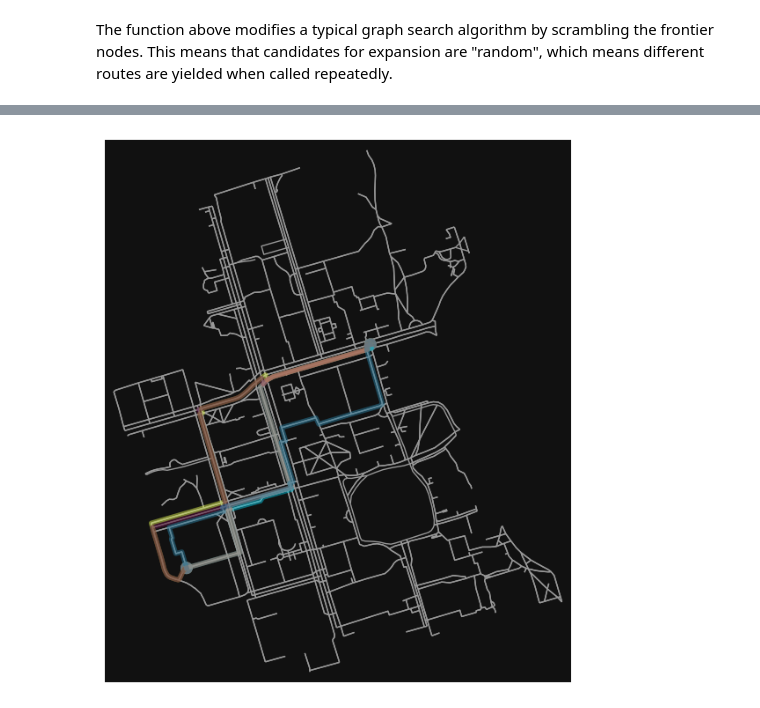
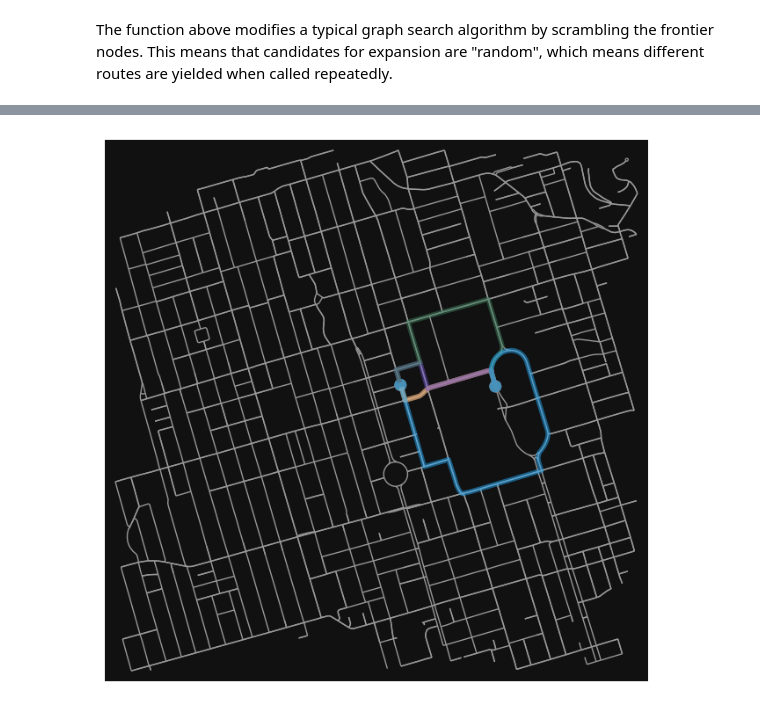
Before and after one commit to Optimization-Algorithms-Book/Code-Listings, a Jupyter notebook: Chapter 7/Listing 7.1_Generating_initial_populations.ipynb, the cells around one changed output, grey strips where cells are left out. Saved outputs shown, nothing was run; the diff lists cells and outputs as text; code cells hidden in the pictures.

```diff
--- a/Chapter 7/Listing 7.1_Generating_initial_populations.ipynb
+++ b/Chapter 7/Listing 7.1_Generating_initial_populations.ipynb
@@ -216,0 +336,17 @@ def randomized_search(G, source, destination):
+# %%
+library = ox.geocode(
+    "Robarts Library, University of Toronto, Toronto, Ontario, Canada"
+)
+
+house = ox.geocode(
+    "Hart House, University of Toronto, Toronto, Ontario, Canada"
+)
+
+print("Robarts Library:", library)
+print("Hart House:", house)
+
+random_route = randomized_search(
+    G,
+    source_xy=library,
+    destination_xy=house
+)
@@ -226,9 +362,34 @@ fig, ax = ox.plot_graph_route(G, random_route)
 # %%
-random_hexa = lambda: random.randint(0,255) # generate random hexadecimal color
+random_hexa = lambda: random.randint(0, 255)
 
-# Generate 5 random routes with 5 different colors -- overlapping routes cancel each other color's
-routes = [randomized_search(G, 24959528, 1480794706) for _ in range(5)]
-rc = ['#%02X%02X%02X' % (random_hexa(),random_hexa(),random_hexa()) for _ in range(5)]
-fig, ax = ox.plot_graph_routes(G, routes, route_colors=rc, route_linewidth=6, node_size=0)
+
+# Generate five randomized routes
+routes = [
+    randomized_search(
+        G,
+        source_xy=library,
+        destination_xy=house
+    )
+    for _ in range(5)
+]
+
+# Generate five random colors
+route_colors = [
+    "#{:02X}{:02X}{:02X}".format(
+        random_hexa(),
+        random_hexa(),
+        random_hexa()
+    )
+    for _ in range(5)
+]
+
+# Plot the routes
+fig, ax = ox.plot_graph_routes(
+    G,
+    routes,
+    route_colors=route_colors,
+    route_linewidth=6,
+    node_size=0
+)
 # %% [output]
-[figure, old version]
+[figure, new version]
```
Also changed, not shown: parts of 32 cells of this notebook, 4 other files.
